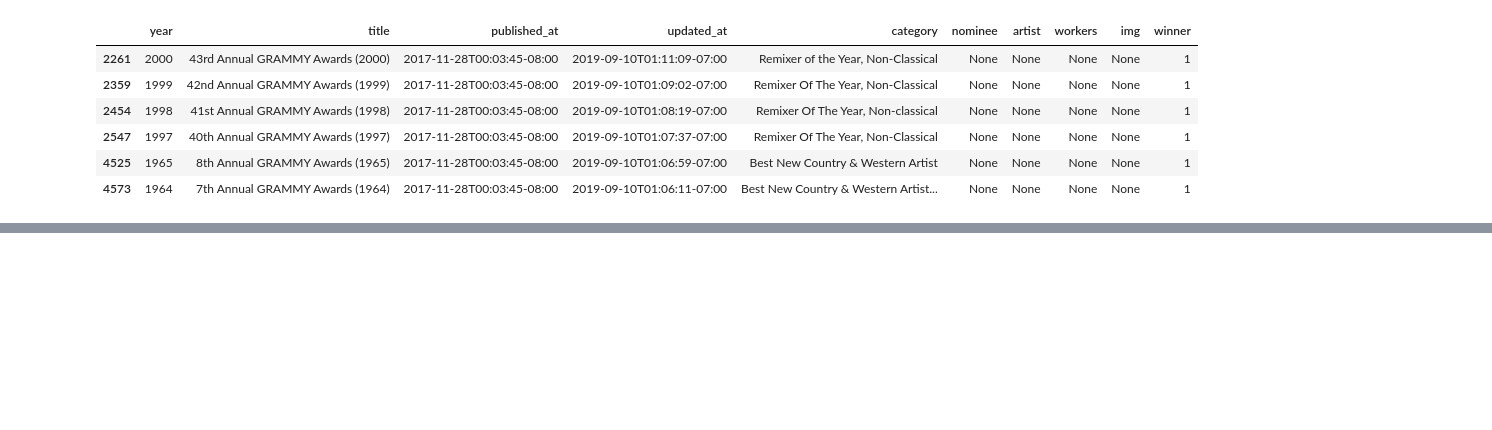
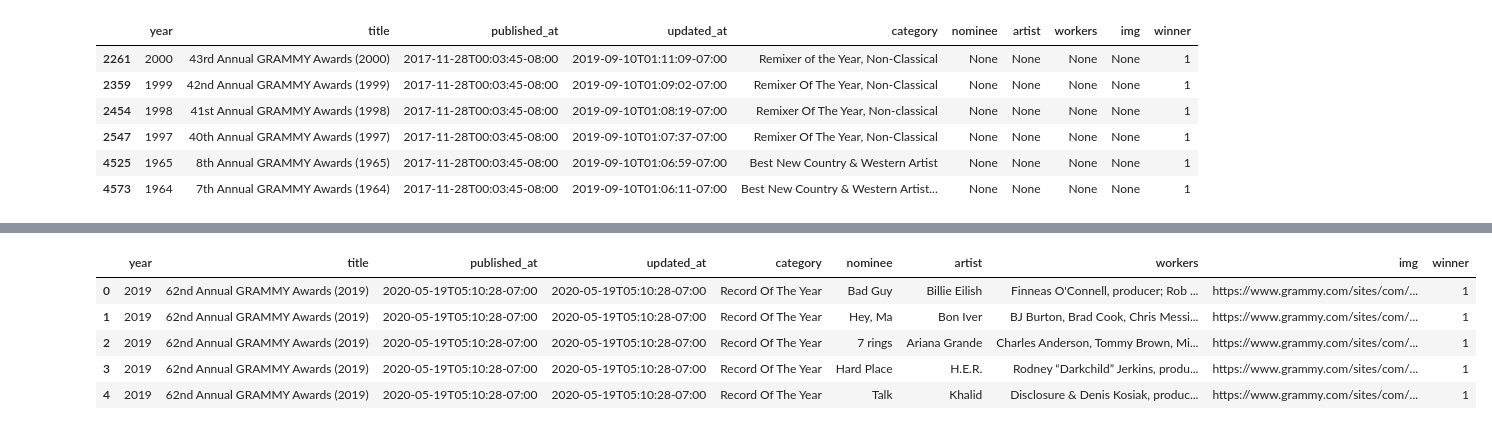
Before and after one commit to Michelburgos/Workshop_2, a Jupyter notebook: notebooks/002_EDA_Grammy.ipynb, the cells around one changed output, grey strips where cells are left out. Drawn from its saved outputs; the diff is of its cells as text; code cells hidden in the pictures; blank space fills up the shorter version.

```diff
--- a/notebooks/002_EDA_Grammy.ipynb
+++ b/notebooks/002_EDA_Grammy.ipynb
@@ -129,0 +289,14 @@ artist_workers_null
+# %%
+# Función para extraer el artista entre paréntesis
+def extract_artist_from_parentheses(workers):
+    if pd.isna(workers):
+        return None
+    # Buscar nombre entre paréntesis al final
+    paren_match = re.search(r'\(([^)]+)\)$', workers)
+    if paren_match:
+        return paren_match.group(1).strip()
+    return None  # Dejar como None si no hay paréntesis
+
+# Aplicar imputación
+workers_rows['artist'] = workers_rows['workers'].apply(extract_artist_from_parentheses)
+df.loc[mask_artist_null_workers_notnull, 'artist'] = workers_rows['artist']
@@ -129,0 +338,7 @@ artist_workers_null
+# %%
+print("\n=== Ejemplos únicos de 'workers' (hasta 10) ===")
+mask_artist_null_workers_notnull = df['artist'].isna() & df['workers'].notna()
+workers_rows = df[mask_artist_null_workers_notnull]
+unique_workers = workers_rows['workers'].dropna().unique()[:327]
+for i, worker in enumerate(unique_workers, 1):
+    print(f"{i}. {worker}")
@@ -130 +363,21 @@ artist_workers_null
+# %%
+
+def extraer_artista(worker):
+    if pd.isnull(worker):
+        return None
+
+    # Regla 1: Buscar patrones como "X, soloist" o "X, composer"
+    m = re.match(r"([^,;]+), (soloist|composer|conductor|artist)", worker)
+    if m:
+        return m.group(1).strip()
+
+    # Regla 2: Capturar antes del primer punto y coma si hay Featuring o múltiples artistas
+    m = re.match(r"(.+?(Featuring|&| and ).*?)(;|,|$)", worker, re.IGNORECASE)
+    if m:
+        return m.group(1).strip()
+
+    return worker.strip()
+
+# Aplicar a un DataFrame
+df['artist'] = df['artist'].fillna(df['workers'].apply(extraer_artista))
 # %%
@@ -145,0 +413,2 @@ df.loc[df["workers"].isna()]
+# %%
+df["artist"] = df["artist"].replace({"(Various Artists)": "Various Artists"})
@@ -145,0 +431,9 @@ df.loc[df["workers"].isna()]
+# %%
+df.head()
+# %% [output]
+|  | year | title | published_at | updated_at | category | nominee | artist | workers | img | winner |
+| 0 | 2019 | 62nd Annual GRAMMY Awards (2019) | 2020-05-19T05:10:28-07:00 | 2020-05-19T05:10:28-07:00 | Record Of The Year | Bad Guy | Billie Eilish | Finneas O'Connell, producer; Rob ... | https://www.grammy.com/sites/com/... | 1 |
+| 1 | 2019 | 62nd Annual GRAMMY Awards (2019) | 2020-05-19T05:10:28-07:00 | 2020-05-19T05:10:28-07:00 | Record Of The Year | Hey, Ma | Bon Iver | BJ Burton, Brad Cook, Chris Messi... | https://www.grammy.com/sites/com/... | 1 |
+| 2 | 2019 | 62nd Annual GRAMMY Awards (2019) | 2020-05-19T05:10:28-07:00 | 2020-05-19T05:10:28-07:00 | Record Of The Year | 7 rings | Ariana Grande | Charles Anderson, Tommy Brown, Mi... | https://www.grammy.com/sites/com/... | 1 |
+| 3 | 2019 | 62nd Annual GRAMMY Awards (2019) | 2020-05-19T05:10:28-07:00 | 2020-05-19T05:10:28-07:00 | Record Of The Year | Hard Place | H.E.R. | Rodney “Darkchild” Jerkins, produ... | https://www.grammy.com/sites/com/... | 1 |
+| 4 | 2019 | 62nd Annual GRAMMY Awards (2019) | 2020-05-19T05:10:28-07:00 | 2020-05-19T05:10:28-07:00 | Record Of The Year | Talk | Khalid | Disclosure & Denis Kosiak, produc... | https://www.grammy.com/sites/com/... | 1 |
```
Also changed, not shown: parts of 22 cells of this notebook.
